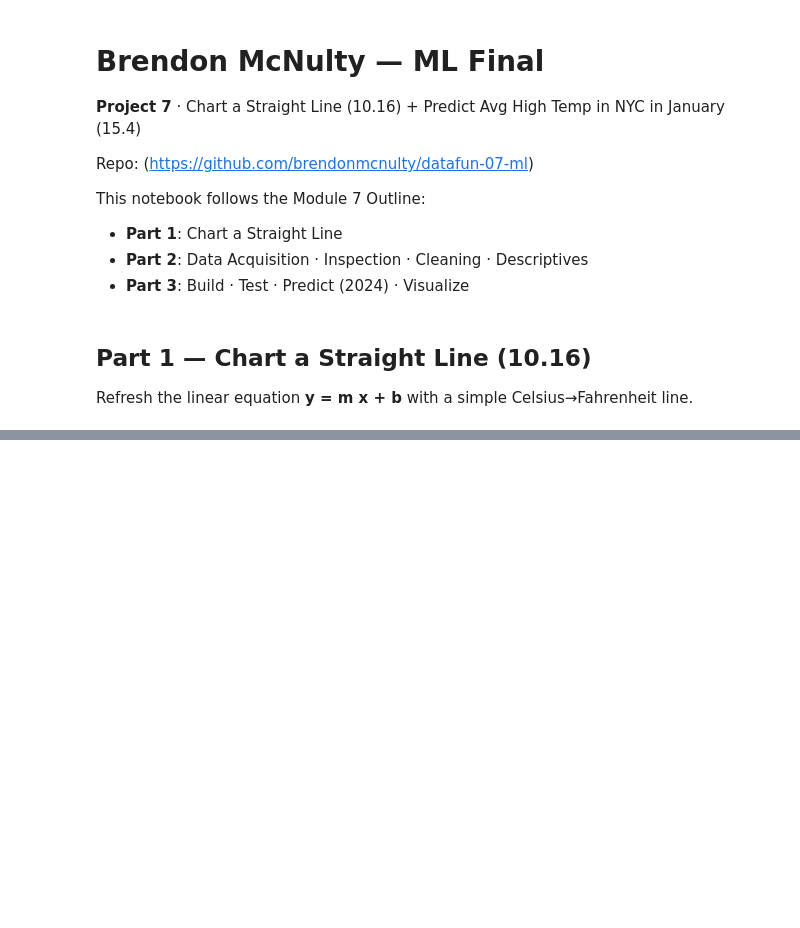
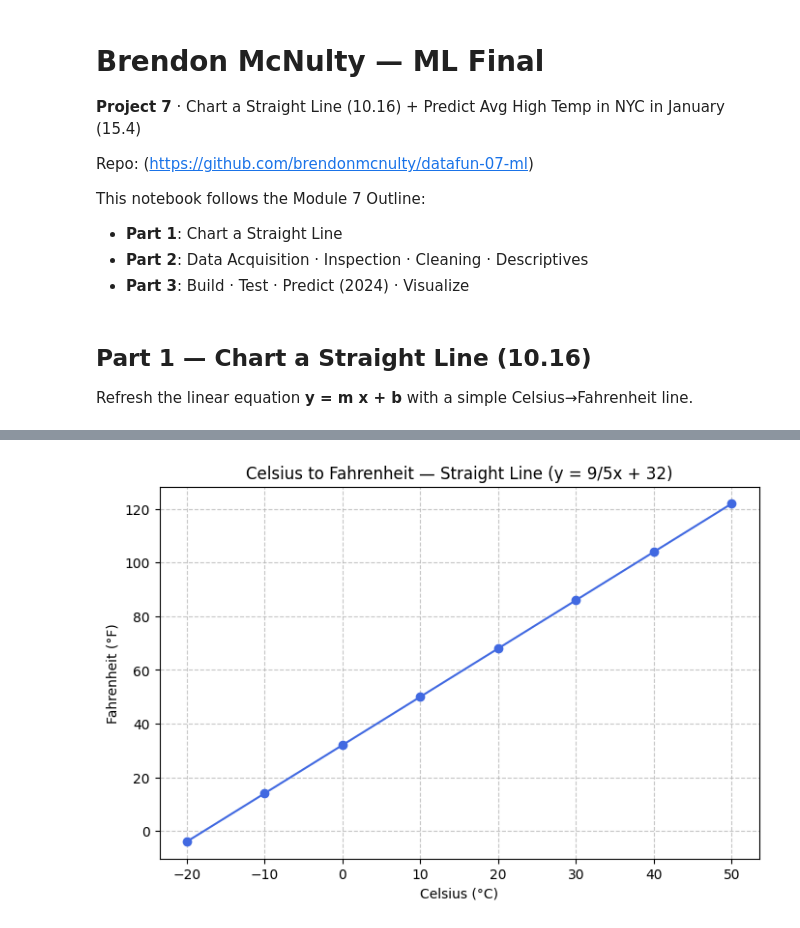
Before and after one commit to brendonmcnulty/datafun-07-ml, a Jupyter notebook: brendon_ml_final.ipynb, the cells around one changed output, grey strips where cells are left out. Drawn from its saved outputs; the diff is of its cells as text; code cells hidden in the pictures; blank space fills up the shorter version.

Commit message:
Add Part 1: Chart a Straight Line (Celsius-Fahrenheit) with DataFrame and plot

```diff
--- a/brendon_ml_final.ipynb
+++ b/brendon_ml_final.ipynb
@@ -32,12 +32,16 @@ RANDOM_STATE = 11
 
 Refresh the linear equation **y = m x + b** with a simple Celsius→Fahrenheit line.
 # %%
-# Celsius to Fahrenheit: F = 1.8*C + 32  (m=1.8, b=32)
-c = np.arange(-20, 41, 5)
-f = 1.8 * c + 32
-cf_df = pd.DataFrame({"Celsius": c, "Fahrenheit": f})
-display(cf_df.head())
+import pandas as pd
 
-ax = sns.lineplot(data=cf_df, x="Celsius", y="Fahrenheit", marker="o")
-ax.set_title("Straight Line Demo: F = 1.8*C + 32")
-plt.show()
+# Define Fahrenheit as a function of Celsius
+f = lambda c: (9 / 5) * c + 32
+
+# Generate temperature pairs for Celsius from -20°C to 50°C in steps of 10
+temps = [(c, f(c)) for c in range(-20, 51, 10)]
+
+# Convert list of tuples into a DataFrame
+df_temps = pd.DataFrame(temps, columns=['Celsius (°C)', 'Fahrenheit (°F)'])
+
+# Display the DataFrame
+df_temps
@@ -43,0 +68,17 @@ plt.show()
+# %%
+import matplotlib.pyplot as plt
+
+# Plot the Celsius–Fahrenheit relationship
+plt.figure(figsize=(8, 5))
+plt.plot(df_temps['Celsius (°C)'], df_temps['Fahrenheit (°F)'], marker='o', color='royalblue')
+
+# Add title and labels
+plt.title('Celsius to Fahrenheit — Straight Line (y = 9/5x + 32)')
+plt.xlabel('Celsius (°C)')
+plt.ylabel('Fahrenheit (°F)')
+plt.grid(True, linestyle='--', alpha=0.7)
+
+# Display the plot
+plt.show()
+# %% [output]
+[figure, added]
```
Also changed, not shown: parts of 2 cells of this notebook.
